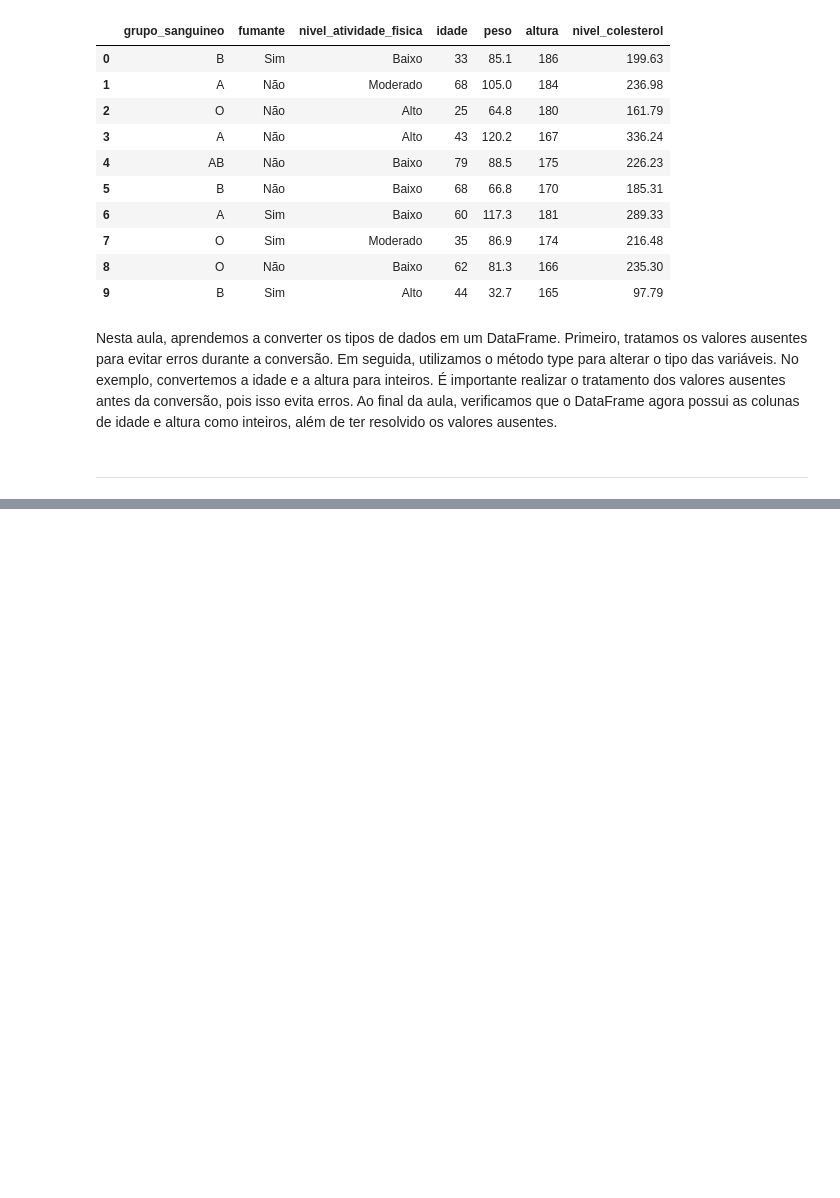
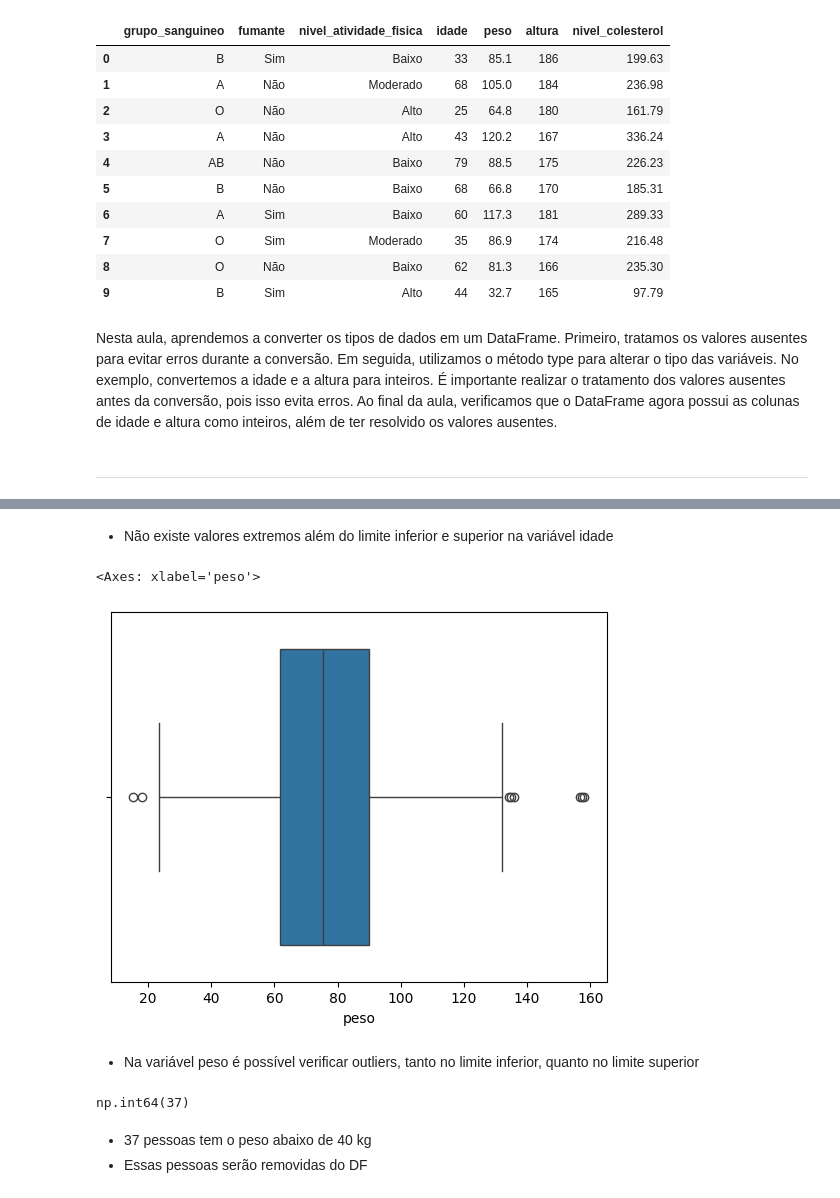
Before and after one commit to VictorGianelli/Algoritmos_Supervisionados_-_Regressao_Linear_Multipla_-_Modelo_Colesterol, a Jupyter notebook: modelo_colesterol.ipynb, the cells around one changed output, grey strips where cells are left out. Drawn from its saved outputs; the diff is of its cells as text; code cells hidden in the pictures; blank space fills up the shorter version.

```diff
--- a/modelo_colesterol.ipynb
+++ b/modelo_colesterol.ipynb
@@ -174,0 +183,17 @@ ______________________________________________________________
+# %% [markdown]
+- Não existe valores extremos além do limite inferior e superior na variável idade
+# %%
+sns.boxplot(data=df_colesterol_eda, x='peso')
+# %% [output]
+<Axes: xlabel='peso'>
+[figure, added]
+# %% [markdown]
+- Na variável peso é possível verificar outliers, tanto no limite inferior, quanto no limite superior
+# %%
+# Filtrar o público a ser removido, pessoas com menos de 40 kg
+df_colesterol_eda[df_colesterol_eda['peso'] < 40].peso.count()
+# %% [output]
+np.int64(37)
+# %% [markdown]
+- 37 pessoas tem o peso abaixo de 40 kg
+- Essas pessoas serão removidas do DF
```
Also changed, not shown: parts of 7 cells of this notebook.
